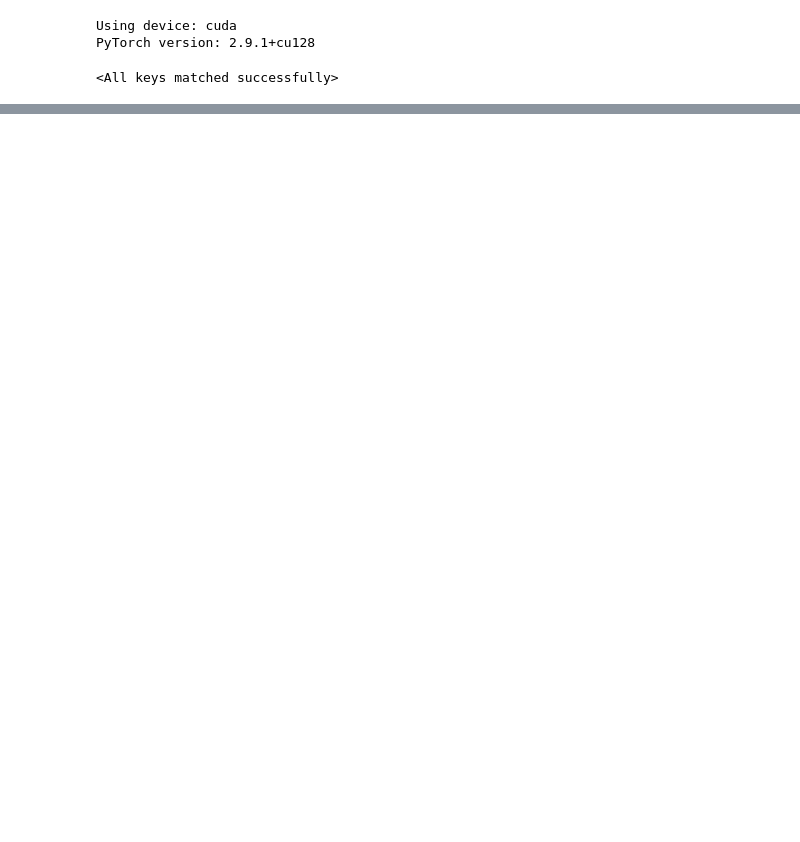
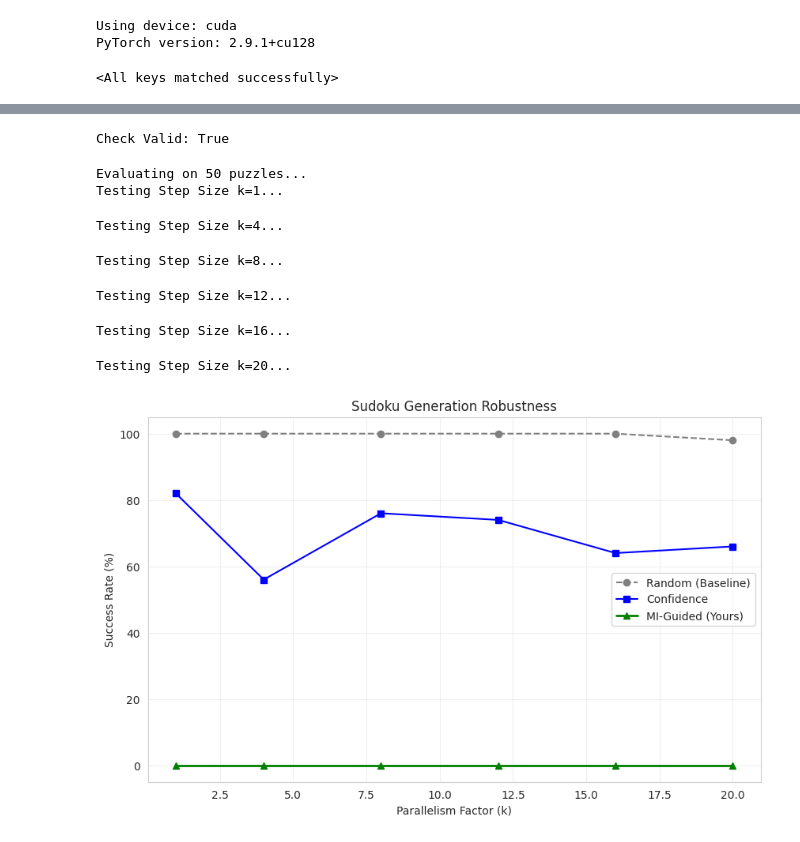
Before and after one commit to jaisharmz/ee229a-final-project, a Jupyter notebook: sudoku/generate_mi.ipynb, the cells around one changed output, grey strips where cells are left out. Cells and saved outputs as stored; diff of their text form; code cells hidden in the pictures; blank space fills up the shorter version.

```diff
--- a/sudoku/generate_mi.ipynb
+++ b/sudoku/generate_mi.ipynb
@@ -499,0 +713,15 @@ Loading Sudoku from CSV: ./data/sudoku.csv (start=0, n=100000)
+# %%
+# --- Usage Example ---
+
+solver = ParallelSudokuSolver(model, ce_predictor, device=device)
+
+# Take a validation puzzle and mask it completely
+_, solution = dataset[0]
+empty_puzzle = torch.zeros((1, 81), dtype=torch.long, device=device)
+
+# Solve in ~10 steps (unmasking 8 tokens at a time)
+solved_puzzle, traj = solver.solve(empty_puzzle, steps=15, k_per_step=8)
+
+print("Check Valid:", check_sudoku_valid(solved_puzzle[0]))
+# %% [output]
+Check Valid: True
@@ -499,0 +871,18 @@ Loading Sudoku from CSV: ./data/sudoku.csv (start=0, n=100000)
+# %%
+# --- Run Evaluation ---
+evaluator = SudokuEvaluator(model, ce_predictor, dataset, device=device)
+
+# We test k=[1, 4, 8, 12, 16, 20]
+# k=1 is "Serial" (everyone should do well)
+# k=20 is "Aggressive" (hard)
+results = evaluator.evaluate_all(num_puzzles=50, k_values=[1, 4, 8, 12, 16, 20])
+evaluator.plot_results(results)
+# %% [output]
+Evaluating on 50 puzzles...
+Testing Step Size k=1...
+Testing Step Size k=4...
+Testing Step Size k=8...
+Testing Step Size k=12...
+Testing Step Size k=16...
+Testing Step Size k=20...
+[figure, added]
```
Also changed, not shown: parts of 12 cells of this notebook, 14 other files.
